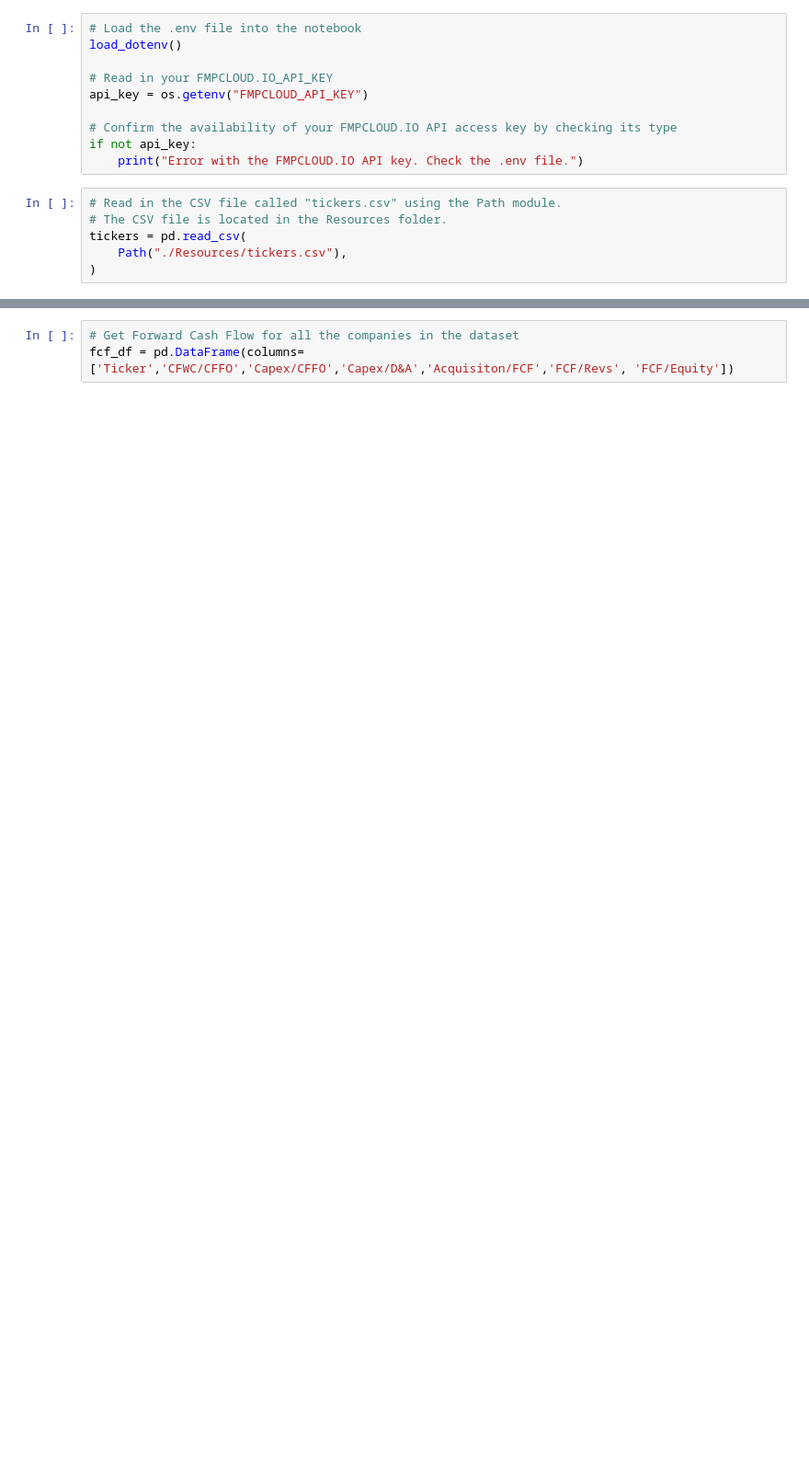
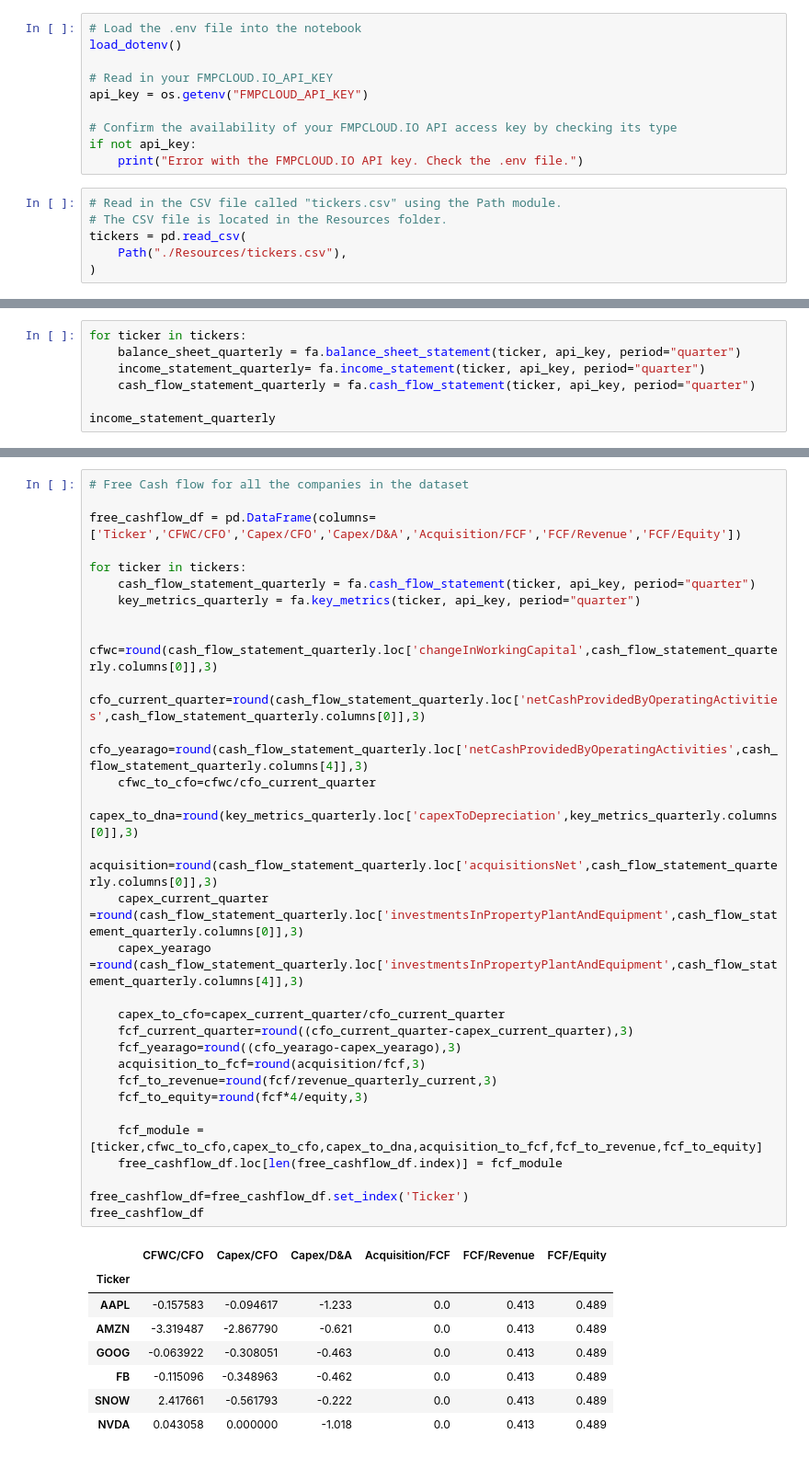
Before and after one commit to jrizvi01/stocks_fundamental_analysis, a Jupyter notebook: stocks_analysis.ipynb, the cells around one changed output, grey strips where cells are left out. Shown at 92% size. Saved outputs shown, nothing was run; the diff lists cells and outputs as text; blank space fills up the shorter version.

```diff
--- a/stocks_analysis.ipynb
+++ b/stocks_analysis.ipynb
@@ -83,0 +100,7 @@ roe_df
+# %%
+for ticker in tickers:
+    balance_sheet_quarterly = fa.balance_sheet_statement(ticker, api_key, period="quarter")
+    income_statement_quarterly= fa.income_statement(ticker, api_key, period="quarter")
+    cash_flow_statement_quarterly = fa.cash_flow_statement(ticker, api_key, period="quarter")
+
+income_statement_quarterly
@@ -98,3 +133,39 @@ roe_df.T.hvplot.bar(
-# %%
-# Get Forward Cash Flow for all the companies in the dataset
-fcf_df = pd.DataFrame(columns=['Ticker','CFWC/CFFO','Capex/CFFO','Capex/D&A','Acquisiton/FCF','FCF/Revs', 'FCF/Equity'])
+# %%
+# Free Cash flow for all the companies in the dataset
+
+free_cashflow_df = pd.DataFrame(columns=['Ticker','CFWC/CFO','Capex/CFO','Capex/D&A','Acquisition/FCF','FCF/Revenue','FCF/Equity'])
+
+for ticker in tickers:
+    cash_flow_statement_quarterly = fa.cash_flow_statement(ticker, api_key, period="quarter")
+    key_metrics_quarterly = fa.key_metrics(ticker, api_key, period="quarter")
+
+    cfwc=round(cash_flow_statement_quarterly.loc['changeInWorkingCapital',cash_flow_statement_quarterly.columns[0]],3)
+    cfo_current_quarter=round(cash_flow_statement_quarterly.loc['netCashProvidedByOperatingActivities',cash_flow_statement_quarterly.columns[0]],3)
+    cfo_yearago=round(cash_flow_statement_quarterly.loc['netCashProvidedByOperatingActivities',cash_flow_statement_quarterly.columns[4]],3)
+    cfwc_to_cfo=cfwc/cfo_current_quarter
+    capex_to_dna=round(key_metrics_quarterly.loc['capexToDepreciation',key_metrics_quarterly.columns[0]],3)
+    acquisition=round(cash_flow_statement_quarterly.loc['acquisitionsNet',cash_flow_statement_quarterly.columns[0]],3)
+    capex_current_quarter =round(cash_flow_statement_quarterly.loc['investmentsInPropertyPlantAndEquipment',cash_flow_statement_quarterly.columns[0]],3)
+    capex_yearago =round(cash_flow_statement_quarterly.loc['investmentsInPropertyPlantAndEquipment',cash_flow_statement_quarterly.columns[4]],3)
+
+    capex_to_cfo=capex_current_quarter/cfo_current_quarter
+    fcf_current_quarter=round((cfo_current_quarter-capex_current_quarter),3)
+    fcf_yearago=round((cfo_yearago-capex_yearago),3)
+    acquisition_to_fcf=round(acquisition/fcf,3)
+    fcf_to_revenue=round(fcf/revenue_quarterly_current,3)
+    fcf_to_equity=round(fcf*4/equity,3)
+
+    fcf_module = [ticker,cfwc_to_cfo,capex_to_cfo,capex_to_dna,acquisition_to_fcf,fcf_to_revenue,fcf_to_equity]
+    free_cashflow_df.loc[len(free_cashflow_df.index)] = fcf_module
+
+free_cashflow_df=free_cashflow_df.set_index('Ticker')
+free_cashflow_df
+# %% [output]
+|  | CFWC/CFO | Capex/CFO | Capex/D&A | Acquisition/FCF | FCF/Revenue | FCF/Equity |
+| Ticker |  |  |  |  |  |  |
+| AAPL | -0.157583 | -0.094617 | -1.233 | 0.0 | 0.413 | 0.489 |
+| AMZN | -3.319487 | -2.867790 | -0.621 | 0.0 | 0.413 | 0.489 |
+| GOOG | -0.063922 | -0.308051 | -0.463 | 0.0 | 0.413 | 0.489 |
+| FB | -0.115096 | -0.348963 | -0.462 | 0.0 | 0.413 | 0.489 |
+| SNOW | 2.417661 | -0.561793 | -0.222 | 0.0 | 0.413 | 0.489 |
+| NVDA | 0.043058 | 0.000000 | -1.018 | 0.0 | 0.413 | 0.489 |
```
Also changed, not shown: parts of 10 cells of this notebook.
